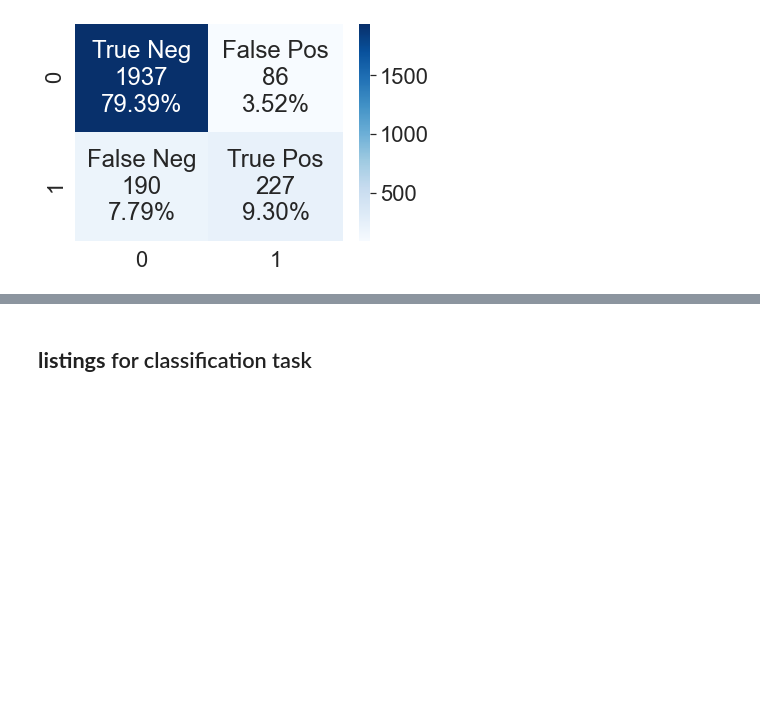
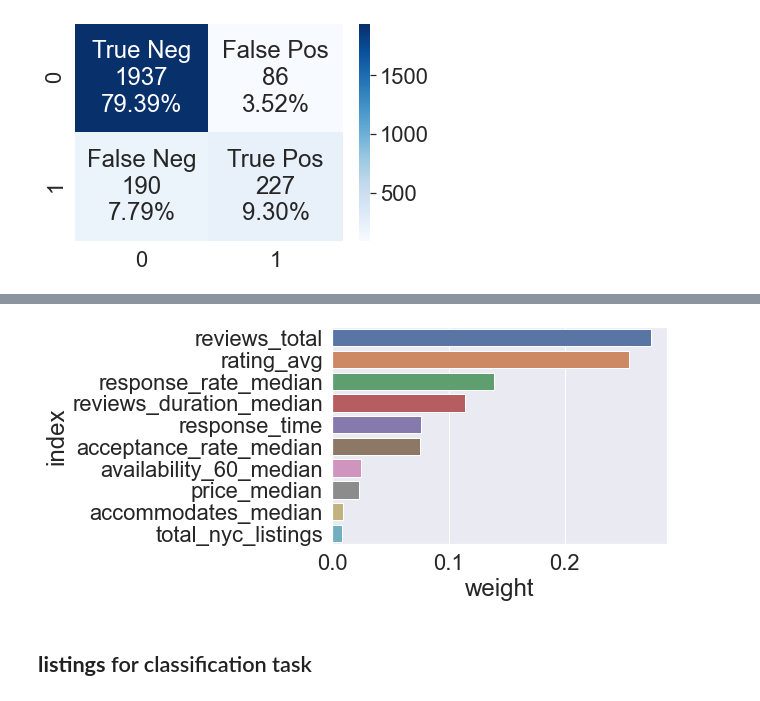
Before and after one commit to rickfontenot/airbnb, a Jupyter notebook: Lab2/WorkingFiles/lab2_Rick2.ipynb, the cells around one changed output, grey strips where cells are left out. Drawn from its saved outputs; the diff is of its cells as text; code cells hidden in the pictures; blank space fills up the shorter version.

```diff
--- a/Lab2/WorkingFiles/lab2_Rick2.ipynb
+++ b/Lab2/WorkingFiles/lab2_Rick2.ipynb
@@ -1644,3 +1639,7 @@ Index(['rating_avg', 'reviews_total', 'response_rate_median',
+# %%
+ax = sns.barplot(y="index", x="weight", data=FeatureImportance)
+# %% [output]
+[figure, added]
 # %% [markdown]
 ## **listings** for classification task
 # %%
```
Also changed, not shown: parts of 1 cell of this notebook.
